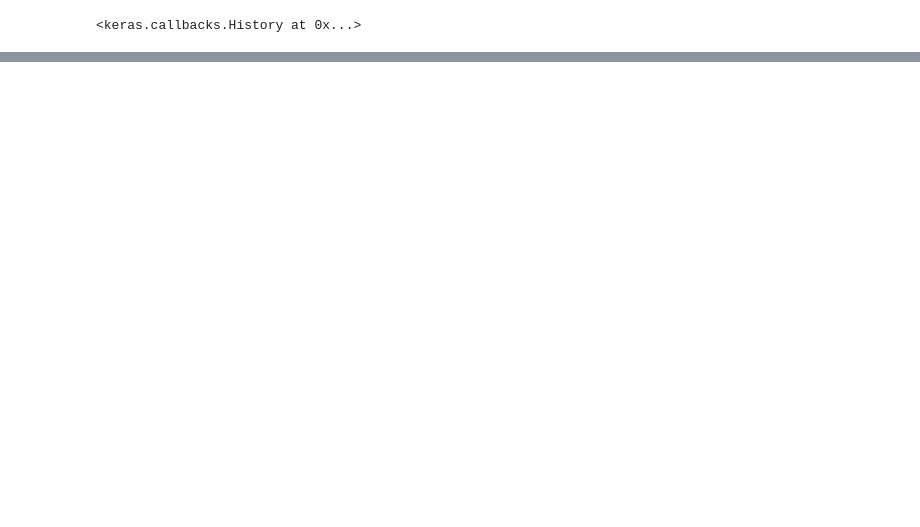
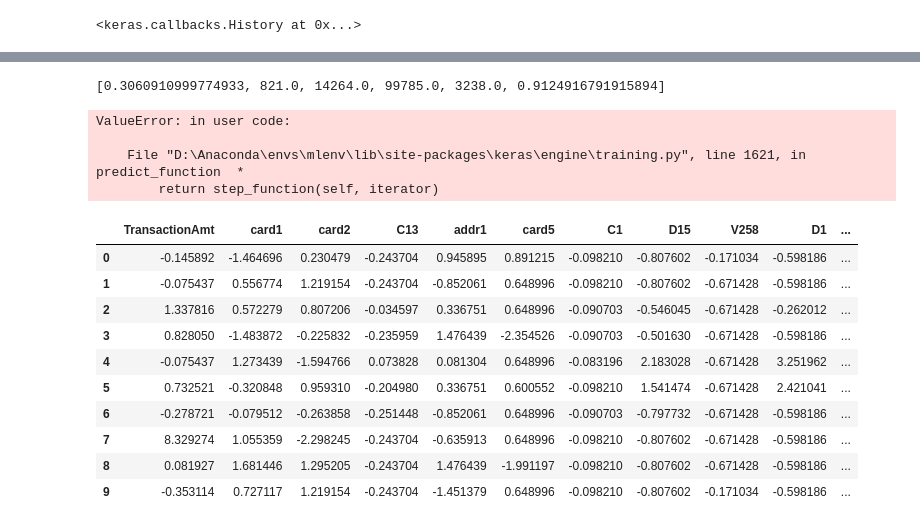
Before and after one commit to Rmccusker86/FraudulentCharges, a Jupyter notebook: Final_neural_code.ipynb, the cells around one changed output, grey strips where cells are left out. Cells and saved outputs as stored; diff of their text form; code cells hidden in the pictures; blank space fills up the shorter version.

Commit message:
Final code with predic

```diff
--- a/Final_neural_code.ipynb
+++ b/Final_neural_code.ipynb
@@ -218,0 +215,27 @@ model.fit(
+# %%
+print(score)
+# %% [output]
+[0.3060910999774933, 821.0, 14264.0, 99785.0, 3238.0, 0.9124916791915894]
+# %%
+y_pred = model.predict(X_test)
+X_test["pred_prob"]=y_pred
+X_test["preds"]=np.where(y_pred > 0.5, 1, 0)
+# %% [output]
+ValueError: in user code:
+
+    File "D:\Anaconda\envs\mlenv\lib\site-packages\keras\engine\training.py", line 1621, in predict_function  *
+        return step_function(self, iterator)
+# %%
+X_test.head(10)
+# %% [output]
+|  | TransactionAmt | card1 | card2 | C13 | addr1 | card5 | C1 | D15 | V258 | D1 | ... |
+| 0 | -0.145892 | -1.464696 | 0.230479 | -0.243704 | 0.945895 | 0.891215 | -0.098210 | -0.807602 | -0.171034 | -0.598186 | ... |
+| 1 | -0.075437 | 0.556774 | 1.219154 | -0.243704 | -0.852061 | 0.648996 | -0.098210 | -0.807602 | -0.671428 | -0.598186 | ... |
+| 2 | 1.337816 | 0.572279 | 0.807206 | -0.034597 | 0.336751 | 0.648996 | -0.090703 | -0.546045 | -0.671428 | -0.262012 | ... |
+| 3 | 0.828050 | -1.483872 | -0.225832 | -0.235959 | 1.476439 | -2.354526 | -0.090703 | -0.501630 | -0.671428 | -0.598186 | ... |
+| 4 | -0.075437 | 1.273439 | -1.594766 | 0.073828 | 0.081304 | 0.648996 | -0.083196 | 2.183028 | -0.671428 | 3.251962 | ... |
+| 5 | 0.732521 | -0.320848 | 0.959310 | -0.204980 | 0.336751 | 0.600552 | -0.098210 | 1.541474 | -0.671428 | 2.421041 | ... |
+| 6 | -0.278721 | -0.079512 | -0.263858 | -0.251448 | -0.852061 | 0.648996 | -0.090703 | -0.797732 | -0.671428 | -0.598186 | ... |
+| 7 | 8.329274 | 1.055359 | -2.298245 | -0.243704 | -0.635913 | 0.648996 | -0.098210 | -0.807602 | -0.671428 | -0.598186 | ... |
+| 8 | 0.081927 | 1.681446 | 1.295205 | -0.243704 | 1.476439 | -1.991197 | -0.098210 | -0.807602 | -0.671428 | -0.598186 | ... |
+| 9 | -0.353114 | 0.727117 | 1.219154 | -0.243704 | -1.451379 | 0.648996 | -0.098210 | -0.807602 | -0.171034 | -0.598186 | ... |
```
Also changed, not shown: parts of 16 cells of this notebook, 3 other files.
